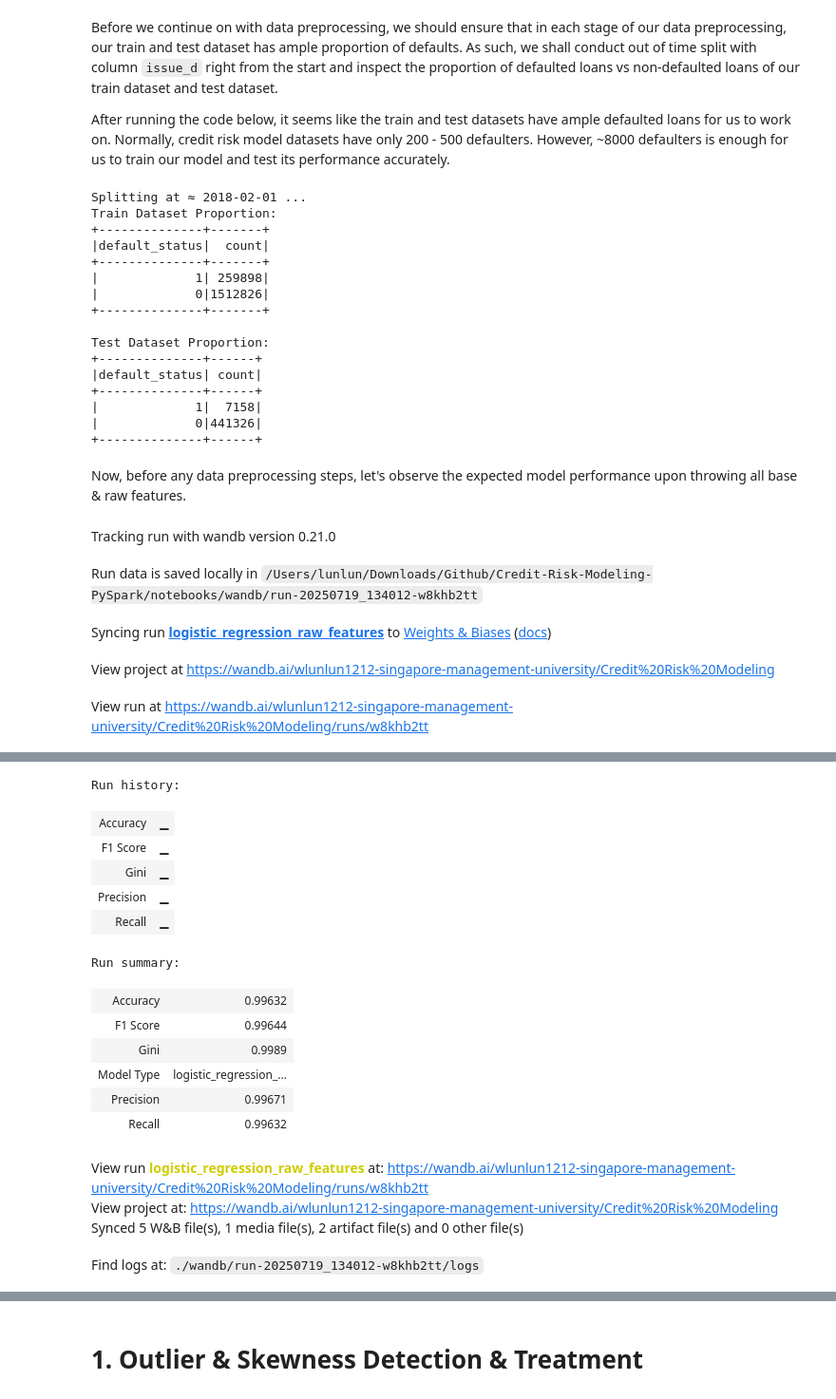
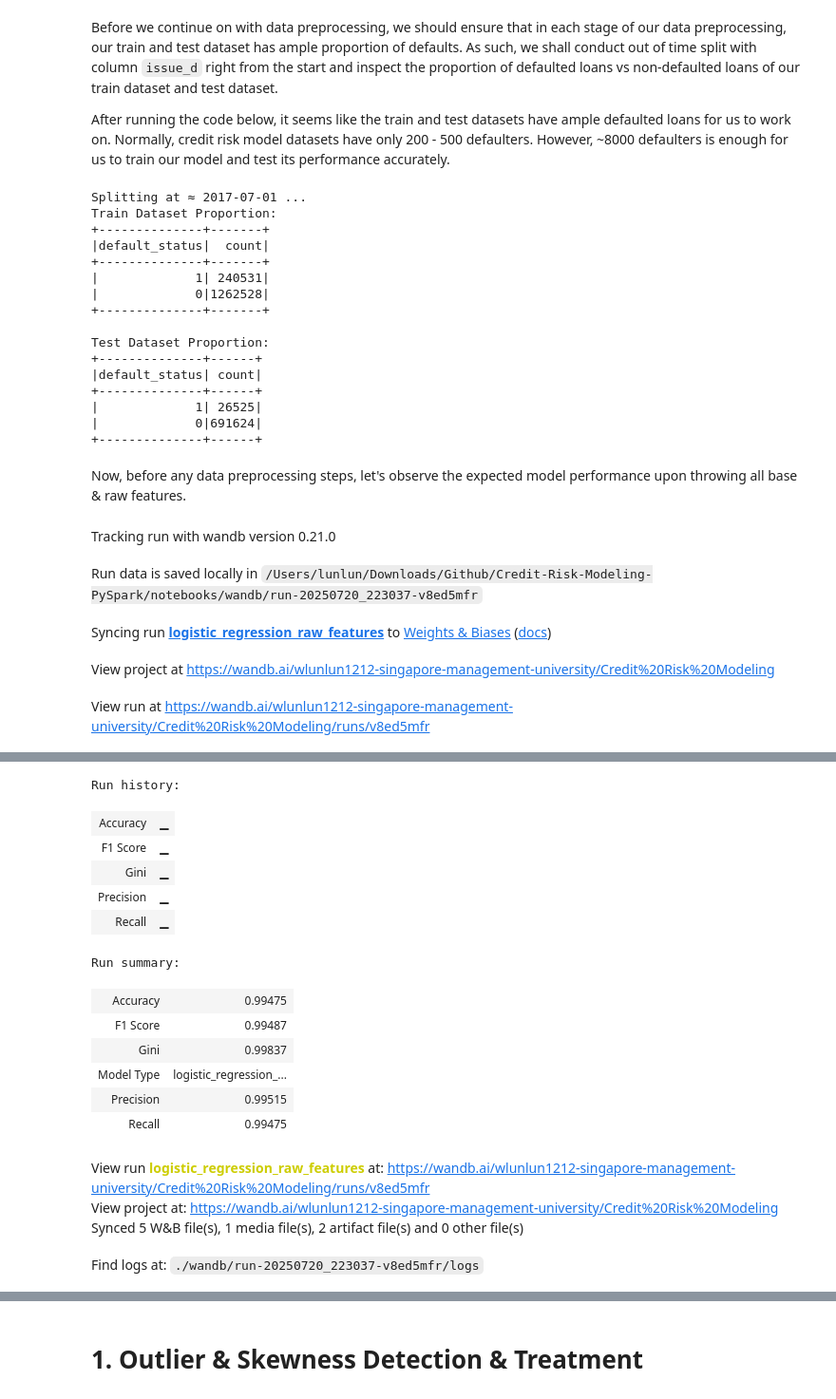
Before and after one commit to luuuneytunes12/Credit-Risk-Modeling-PySpark, a Jupyter notebook: notebooks/4. PD Model Building (I).ipynb, the cells around one changed output, grey strips where cells are left out. Shown at 95% size. Saved outputs shown, nothing was run; the diff lists cells and outputs as text; code cells hidden in the pictures.

```diff
--- a/notebooks/4. PD Model Building (I).ipynb
+++ b/notebooks/4. PD Model Building (I).ipynb
@@ -87,8 +85,8 @@ After running the code below, it seems like the train and test datasets have amp
 # 1) Convert to numeric timestamp
 df_ts = df.withColumn("issue_ts", unix_timestamp(col("issue_d")))
 
-# 2) Compute the 80th percentile of that timestamp
-quantiles = df_ts.approxQuantile("issue_ts", [0.8], 0.01)
+# 2) Compute the 7th percentile of that timestamp
+quantiles = df_ts.approxQuantile("issue_ts", [0.7], 0.01)
 cut_ts = quantiles[0]  # e.g. 1672531200
 
 # 3) Convert back to a human date
@@ -114,27 +112,29 @@ train_df.groupBy(col('default_status')).count().show()
 print("Test Dataset Proportion:")
 test_df.groupBy(col('default_status')).count().show()
 # %% [output]
-Splitting at ≈ 2018-02-01 ...
+Splitting at ≈ 2017-07-01 ...
 Train Dataset Proportion:
 +--------------+-------+
 |default_status|  count|
 +--------------+-------+
-|             1| 259898|
-|             0|1512826|
+|             1| 240531|
+|             0|1262528|
 +--------------+-------+
 
 Test Dataset Proportion:
 +--------------+------+
 |default_status| count|
 +--------------+------+
-|             1|  7158|
-|             0|441326|
+|             1| 26525|
+|             0|691624|
 +--------------+------+
 # %%
 # Functions for common workflows for training model at each checkpoint
 
 from pyspark.sql import DataFrame
 from pyspark.ml.linalg import VectorUDT
+from pyspark.sql.functions import expr
+
 
 def sample_and_order(
     initial_df: DataFrame, # Spark df
@@ -204,6 +204,7 @@ def build_one_hot_encoding_pipeline(df):
             stages.extend([indexer, encoder])
 
     return Pipeline(stages=stages)
+
 
 # Log and Evaluate Temporary Results (Each data preprocessing step)
 def run_model_checkpoint(df, name, date_cutoff, sample_proportion, model_type):
@@ -313,8 +314,6 @@ def run_model_checkpoint(df, name, date_cutoff, sample_proportion, model_type):
     y_pred = [row['prediction'] for row in rows]
 
 
-    preds.unpersist()
-
     # 8. Log to W&B
     wandb.log({
         "Model Type": model_type,
@@ -332,10 +331,10 @@ def run_model_checkpoint(df, name, date_cutoff, sample_proportion, model_type):
 Now, before any data preprocessing steps, let's observe the expected model performance upon throwing all base & raw features.
 # %%
 # Current_df has categorical features
-run_model_checkpoint(df=df, name='logistic_regression_raw_features', date_cutoff='2018-01-01', sample_proportion=0.05, model_type='logistic_regression_v1.1')
+run_model_checkpoint(df=df, name='logistic_regression_raw_features', date_cutoff='2017-08-01', sample_proportion=0.05, model_type='logistic_regression_v1.1')
 # %% [output]
 Tracking run with wandb version 0.21.0
-Run data is saved locally in /Users/lunlun/Downloads/Github/Credit-Risk-Modeling-PySpark/notebooks/wandb/run-20250719_134012-w8khb2tt
+Run data is saved locally in /Users/lunlun/Downloads/Github/Credit-Risk-Modeling-PySpark/notebooks/wandb/run-20250720_223037-v8ed5mfr
 Syncing run logistic_regression_raw_features to Weights & Biases (docs)
 View project at https://wandb.ai/wlunlun1212-singapore-management-university/Credit%20Risk%20Modeling
-View run at https://wandb.ai/wlunlun1212-singapore-management-university/Credit%20Risk%20Modeling/runs/w8khb2tt
+View run at https://wandb.ai/wlunlun1212-singapore-management-university/Credit%20Risk%20Modeling/runs/v8ed5mfr
@@ -343,18 +342,18 @@ View run at https://wandb.ai/wlunlun1212-singapore-management-university/Credit%
 [interactive output not drawn]
 Run history:
 | Accuracy | ▁ |
 | F1 Score | ▁ |
 | Gini | ▁ |
 | Precision | ▁ |
 | Recall | ▁ |
 Run summary:
-| Accuracy | 0.99632 |
-| F1 Score | 0.99644 |
-| Gini | 0.9989 |
+| Accuracy | 0.99475 |
+| F1 Score | 0.99487 |
+| Gini | 0.99837 |
 | Model Type | logistic_regression_... |
-| Precision | 0.99671 |
-| Recall | 0.99632 |
+| Precision | 0.99515 |
+| Recall | 0.99475 |
-View run logistic_regression_raw_features at: https://wandb.ai/wlunlun1212-singapore-management-university/Credit%20Risk%20Modeling/runs/w8khb2tt
+View run logistic_regression_raw_features at: https://wandb.ai/wlunlun1212-singapore-management-university/Credit%20Risk%20Modeling/runs/v8ed5mfr
 View project at: https://wandb.ai/wlunlun1212-singapore-management-university/Credit%20Risk%20Modeling
 Synced 5 W&B file(s), 1 media file(s), 2 artifact file(s) and 0 other file(s)
-Find logs at: ./wandb/run-20250719_134012-w8khb2tt/logs
+Find logs at: ./wandb/run-20250720_223037-v8ed5mfr/logs
```
Also changed, not shown: parts of 70 cells of this notebook, 9 other files.
